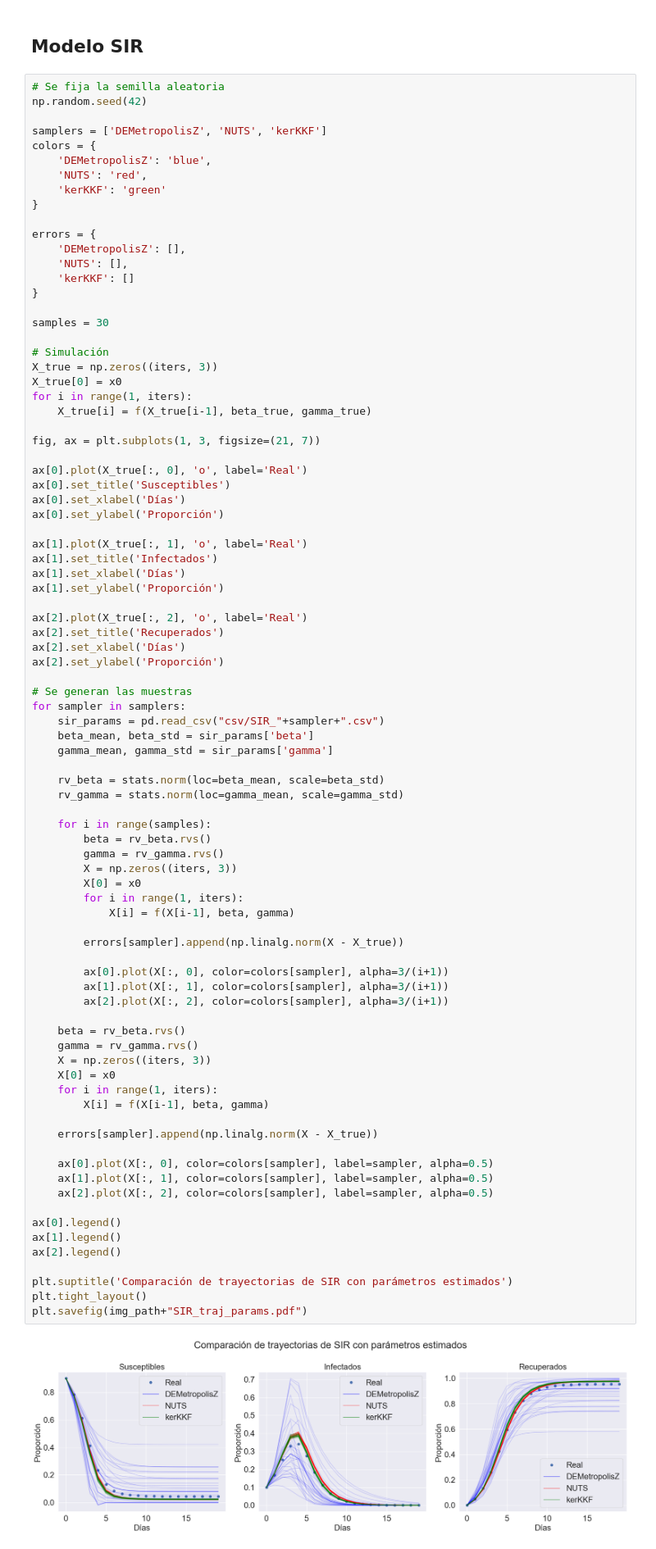
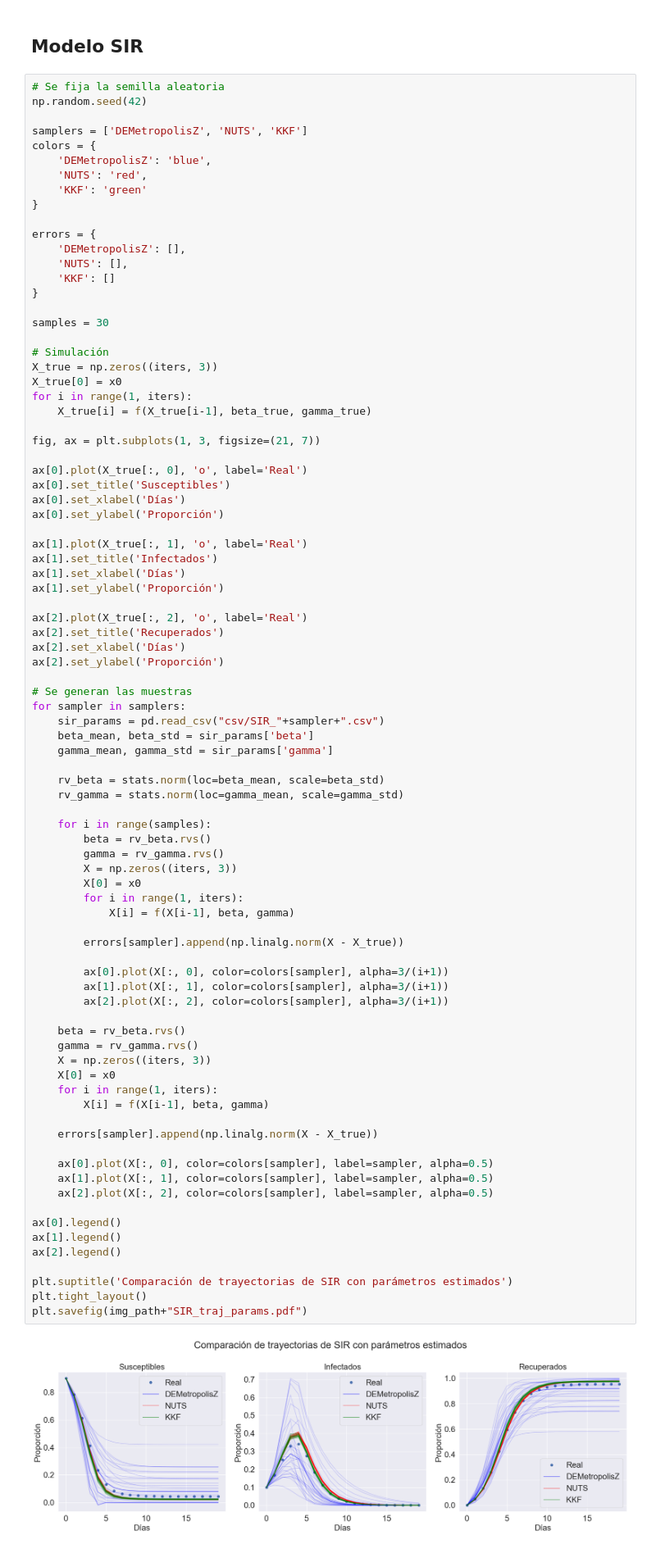
Before and after one commit to diegoolguinw/Koopman_nonlinear_filter, a Jupyter notebook: notebooks/chapter4_3.ipynb, the cells around one changed output. Shown at 82% size. Cells and saved outputs as stored; diff of their text form.

```diff
--- a/notebooks/chapter4_3.ipynb
+++ b/notebooks/chapter4_3.ipynb
@@ -102,17 +94,17 @@ iters = 20
 # Se fija la semilla aleatoria
 np.random.seed(42)
 
-samplers = ['DEMetropolisZ', 'NUTS', 'kerKKF']
+samplers = ['DEMetropolisZ', 'NUTS', 'KKF']
 colors = {
     'DEMetropolisZ': 'blue',
     'NUTS': 'red',
-    'kerKKF': 'green'
+    'KKF': 'green'
 }
 
 errors = {
     'DEMetropolisZ': [],
     'NUTS': [],
-    'kerKKF': []
+    'KKF': []
 }
 
 samples = 30
@@ -157,34 +149,34 @@ for sampler in samplers:
         for i in range(1, iters):
             X[i] = f(X[i-1], beta, gamma)
 
         errors[sampler].append(np.linalg.norm(X - X_true))
 
         ax[0].plot(X[:, 0], color=colors[sampler], alpha=3/(i+1))
         ax[1].plot(X[:, 1], color=colors[sampler], alpha=3/(i+1))
         ax[2].plot(X[:, 2], color=colors[sampler], alpha=3/(i+1))
 
     beta = rv_beta.rvs()
     gamma = rv_gamma.rvs()
     X = np.zeros((iters, 3))
     X[0] = x0
     for i in range(1, iters):
         X[i] = f(X[i-1], beta, gamma)
 
     errors[sampler].append(np.linalg.norm(X - X_true))
 
     ax[0].plot(X[:, 0], color=colors[sampler], label=sampler, alpha=0.5)
     ax[1].plot(X[:, 1], color=colors[sampler], label=sampler, alpha=0.5)
     ax[2].plot(X[:, 2], color=colors[sampler], label=sampler, alpha=0.5)
 
 ax[0].legend()
 ax[1].legend()
 ax[2].legend()
 
 plt.suptitle('Comparación de trayectorias de SIR con parámetros estimados')
 plt.tight_layout()
 plt.savefig(img_path+"SIR_traj_params.pdf")
 # %% [output]
-[figure, old version]
+[figure, new version]
 # %%
 for sampler in samplers:
     print(f"Error {sampler}: {np.mean(errors[sampler]).round(2)}")
```
Also changed, not shown: parts of 6 cells of this notebook, 56 other files.
